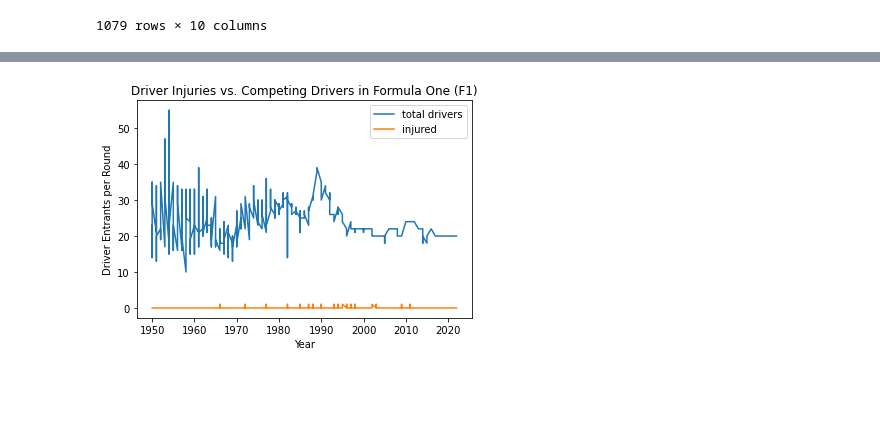
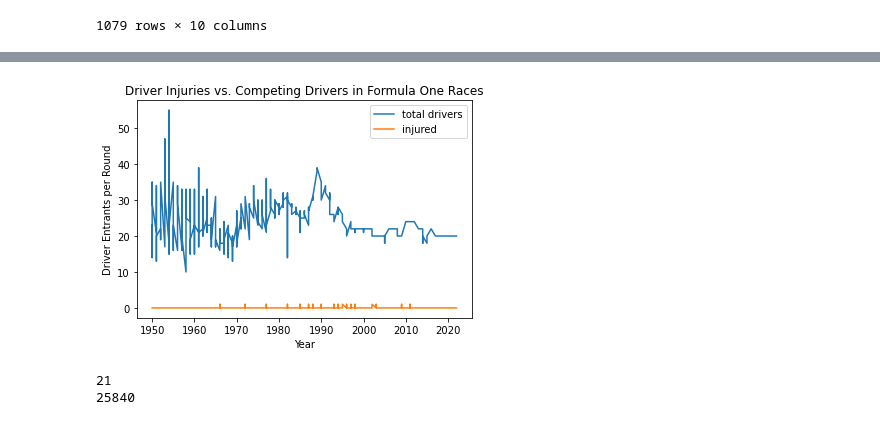
Before and after one commit to oli124/F1_safety, a Jupyter notebook: Driver injuries v participants.ipynb, the cells around one changed output, grey strips where cells are left out. Cells and saved outputs as stored; diff of their text form; code cells hidden in the pictures; blank space fills up the shorter version.

```diff
--- a/Driver injuries v participants.ipynb
+++ b/Driver injuries v participants.ipynb
@@ -286,13 +274,21 @@ plt.colorbar();
 # %%
 # create plot chart
 injury_racers_df.plot(x='year', y=['total drivers', 'injured'])
 
 #Add labels and title
 plt.xlabel('Year')
 plt.ylabel('Driver Entrants per Round')
-plt.title('Driver Injuries vs. Competing Drivers in Formula One (F1)');
+plt.title('Driver Injuries vs. Competing Drivers in Formula One Races');
 
 # save the chart
 plt.savefig('injured_vs_drivers.png')
 # %% [output]
-[figure, old version]
+[figure, new version]
+# %%
+total_injured = injury_racers_df['injured'].sum()
+total_drivers = injury_racers_df['total drivers'].sum()
+print(total_injured)
+print(total_drivers)
+# %% [output]
+21
+25840
```
Also changed, not shown: parts of 4 cells of this notebook, 5 other files.
